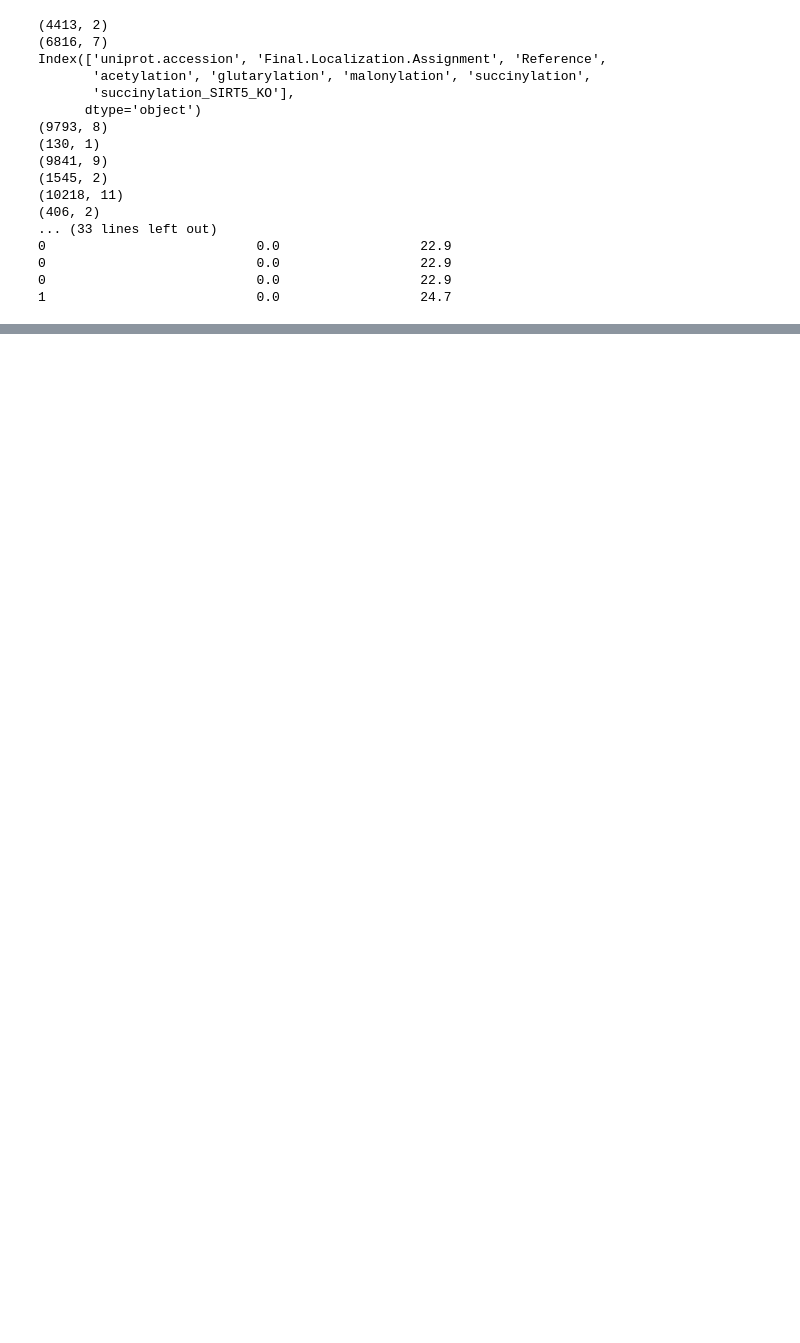
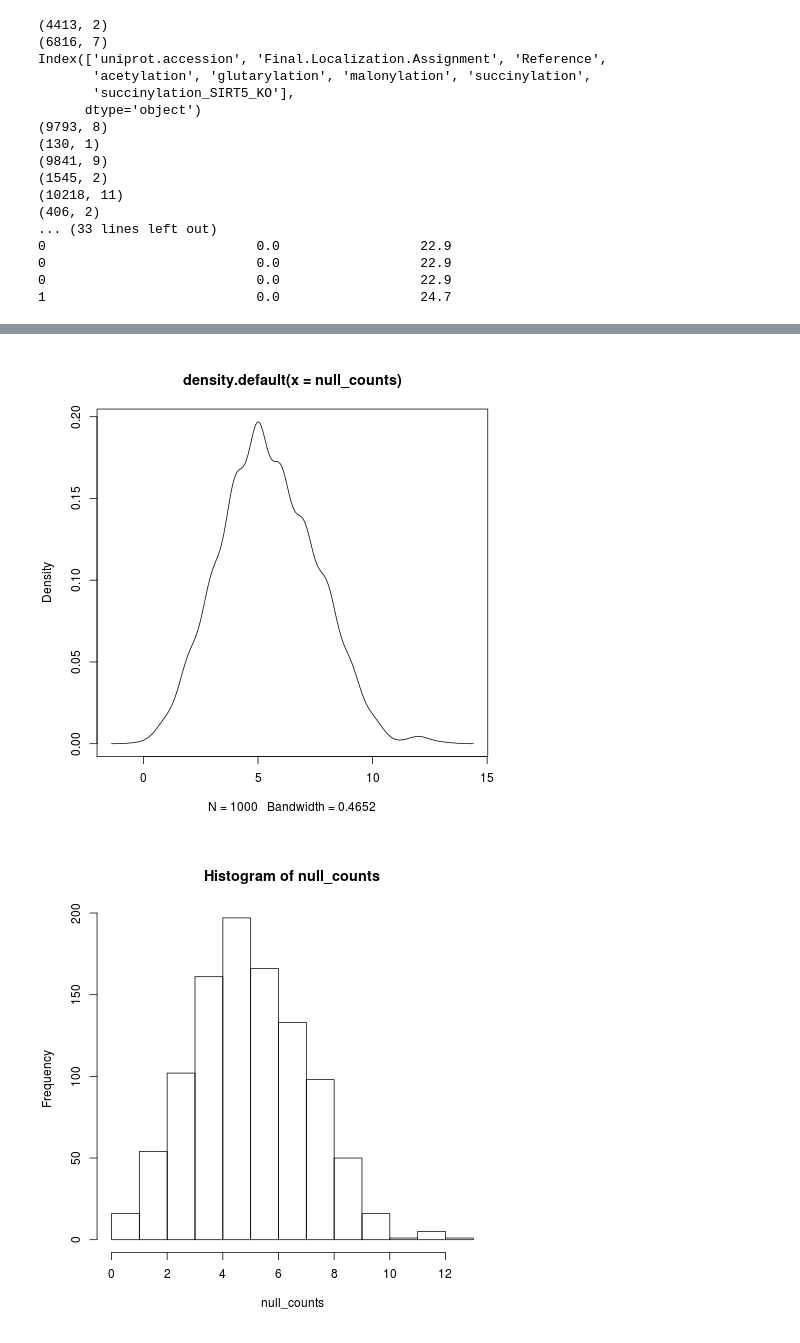
Before and after one commit to TomSmithCGAT/Lysine_mod, a Jupyter notebook: notebooks/Cadherin_enrichment.ipynb, the cells around one changed output, grey strips where cells are left out. Cells and saved outputs as stored; diff of their text form; code cells hidden in the pictures; blank space fills up the shorter version.

```diff
--- a/notebooks/Cadherin_enrichment.ipynb
+++ b/notebooks/Cadherin_enrichment.ipynb
@@ -296,0 +493,7 @@ Index: []
+# %%
+%%R -i null_counts -i reference_counts
+plot(density(null_counts))
+plot(hist(null_counts, breaks=seq(min(null_counts),max(null_counts),1)))
+# %% [output]
+[figure, added]
+[figure, added]
```
Also changed, not shown: parts of 21 cells of this notebook.
